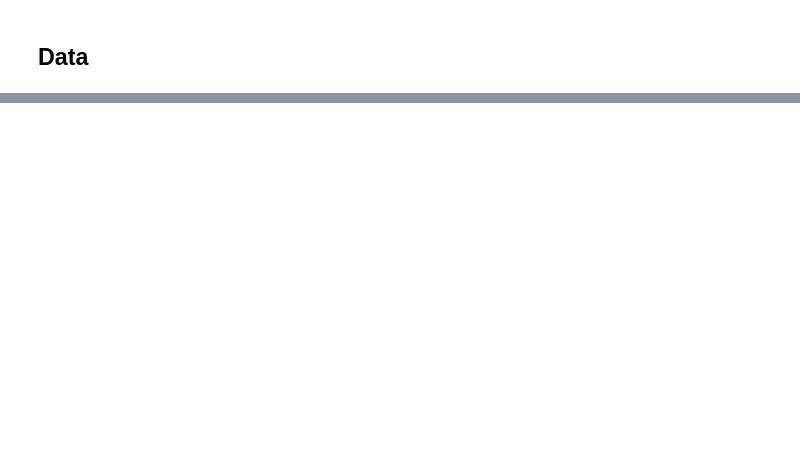
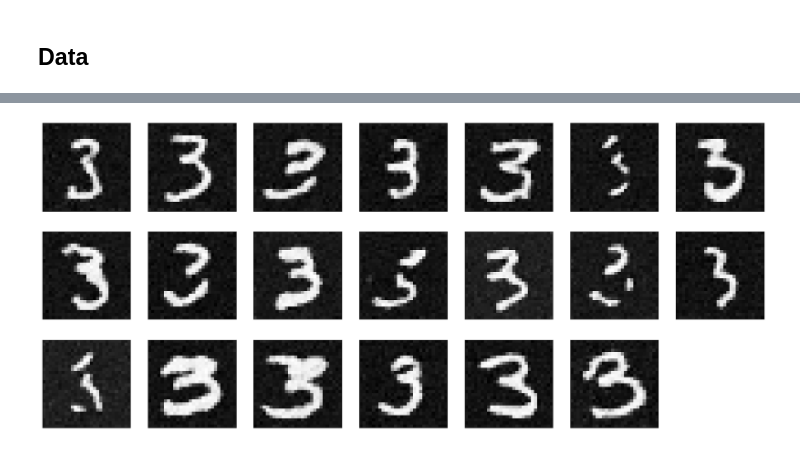
Before and after one commit to enugalamanideepreddy/ScoreMNIST, a Jupyter notebook: score.ipynb, the cells around one changed output, grey strips where cells are left out. Cells and saved outputs as stored; diff of their text form; code cells hidden in the pictures; blank space fills up the shorter version.

```diff
--- a/score.ipynb
+++ b/score.ipynb
@@ -42,0 +220,32 @@ TypeError: Invalid shape (1, 28, 28) for image data
+# %%
+def generate_samples(score_network: torch.nn.Module, nsamples: int) -> torch.Tensor:
+    device = next(score_network.parameters()).device
+    x_t = torch.randn((nsamples, 28 * 28), device=device)  # (nsamples, nch)
+    time_pts = torch.linspace(1, 0, 1000, device=device)  # (ntime_pts,)
+    beta = lambda t: 0.1 + (20 - 0.1) * t
+    for i in range(len(time_pts) - 1):
+        t = time_pts[i]
+        dt = time_pts[i + 1] - t
+
+        # calculate the drift and diffusion terms
+        fxt = -0.5 * beta(t) * x_t
+        gt = beta(t) ** 0.5
+        score = score_network(x_t, t.expand(x_t.shape[0], 1)).detach()
+        drift = fxt - gt * gt * score
+        diffusion = gt
+
+        # euler-maruyama step
+        x_t = x_t + drift * dt + diffusion * torch.randn_like(x_t) * torch.abs(dt) ** 0.5
+    return x_t
+# %%
+samples = generate_samples(score_network, 20).detach().reshape(-1, 28, 28)
+# %%
+nrows, ncols = 3, 7
+plt.figure(figsize=(3 * ncols, 3 * nrows))
+for i in range(samples.shape[0]):
+    plt.subplot(nrows, ncols, i + 1)
+    plt.imshow(1 - samples[i].detach().cpu().numpy(), cmap="Greys")
+    plt.xticks([])
+    plt.yticks([])
+# %% [output]
+[figure, added]
```
Also changed, not shown: parts of 8 cells of this notebook.
